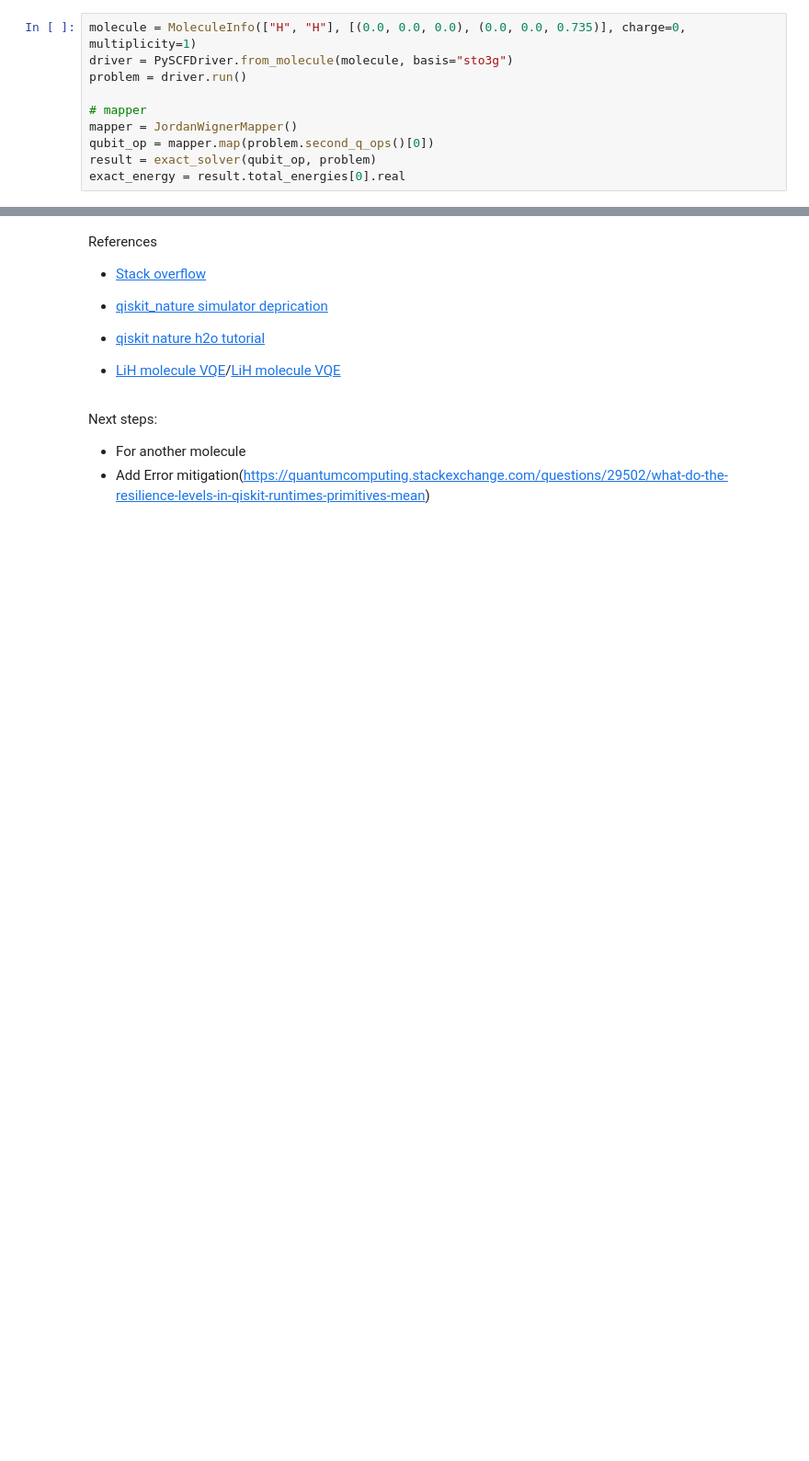
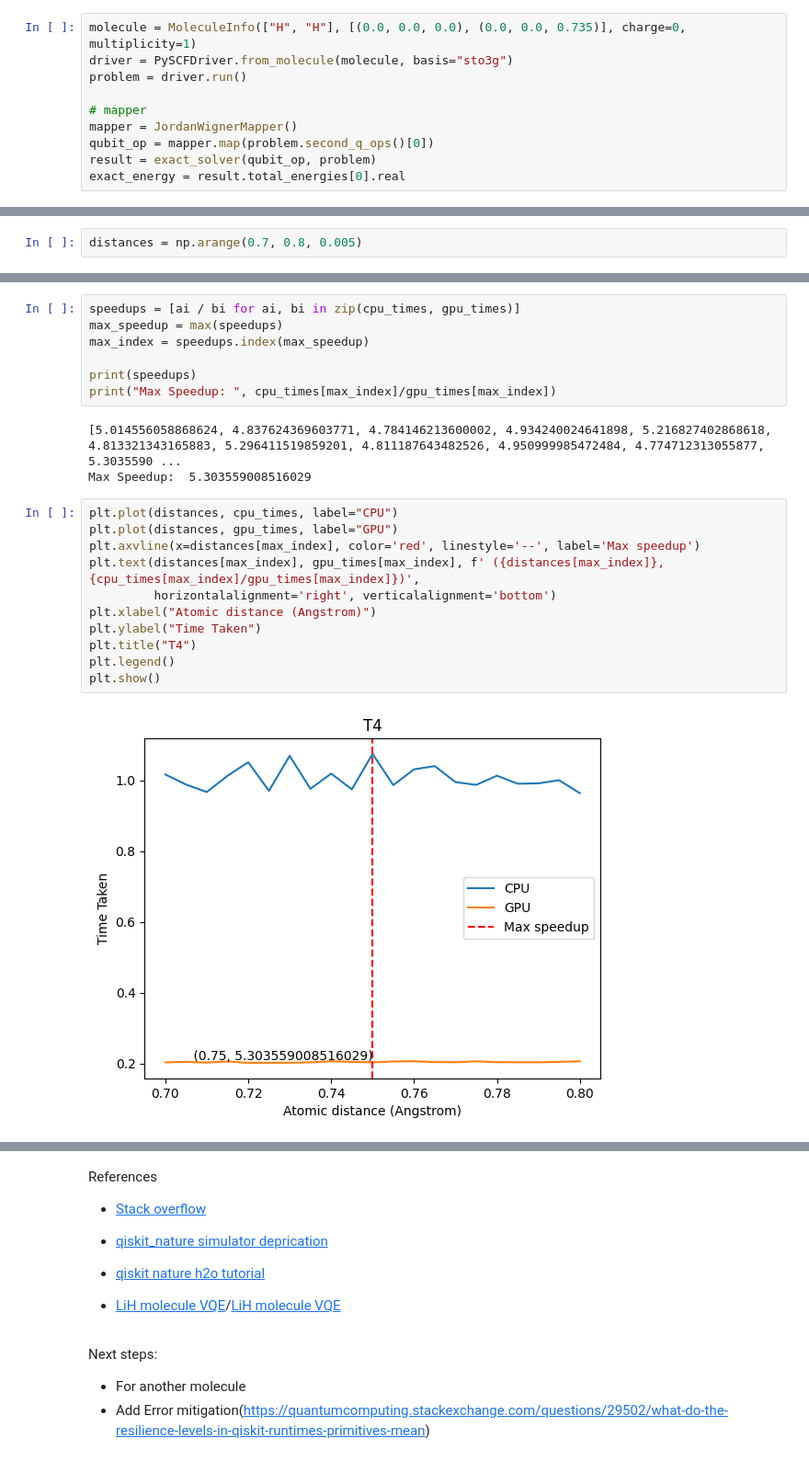
Before and after one commit to tinaoberoi/QOSF-2023-24, a Jupyter notebook: H2_VQE.ipynb, the cells around one changed output, grey strips where cells are left out. Shown: that part at 92% size. Cells and saved outputs as stored; diff of their text form; blank space fills up the shorter version.

```diff
--- a/H2_VQE.ipynb
+++ b/H2_VQE.ipynb
@@ -298,0 +296,2 @@ Error: -4.147529016851173
+# %%
+distances = np.arange(0.7, 0.8, 0.005)
@@ -298,0 +360,23 @@ Error: -4.147529016851173
+# %%
+speedups = [ai / bi for ai, bi in zip(cpu_times, gpu_times)]
+max_speedup = max(speedups)
+max_index = speedups.index(max_speedup)
+
+print(speedups)
+print("Max Speedup: ", cpu_times[max_index]/gpu_times[max_index])
+# %% [output]
+[5.014556058868624, 4.837624369603771, 4.784146213600002, 4.934240024641898, 5.216827402868618, 4.813321343165883, 5.296411519859201, 4.811187643482526, 4.950999985472484, 4.774712313055877, 5.3035590 ...
+Max Speedup:  5.303559008516029
+# %%
+plt.plot(distances, cpu_times, label="CPU")
+plt.plot(distances, gpu_times, label="GPU")
+plt.axvline(x=distances[max_index], color='red', linestyle='--', label='Max speedup')
+plt.text(distances[max_index], gpu_times[max_index], f' ({distances[max_index]}, {cpu_times[max_index]/gpu_times[max_index]})',
+         horizontalalignment='right', verticalalignment='bottom')
+plt.xlabel("Atomic distance (Angstrom)")
+plt.ylabel("Time Taken")
+plt.title("T4")
+plt.legend()
+plt.show()
+# %% [output]
+[figure, added]
```
Also changed, not shown: parts of 41 cells of this notebook.
